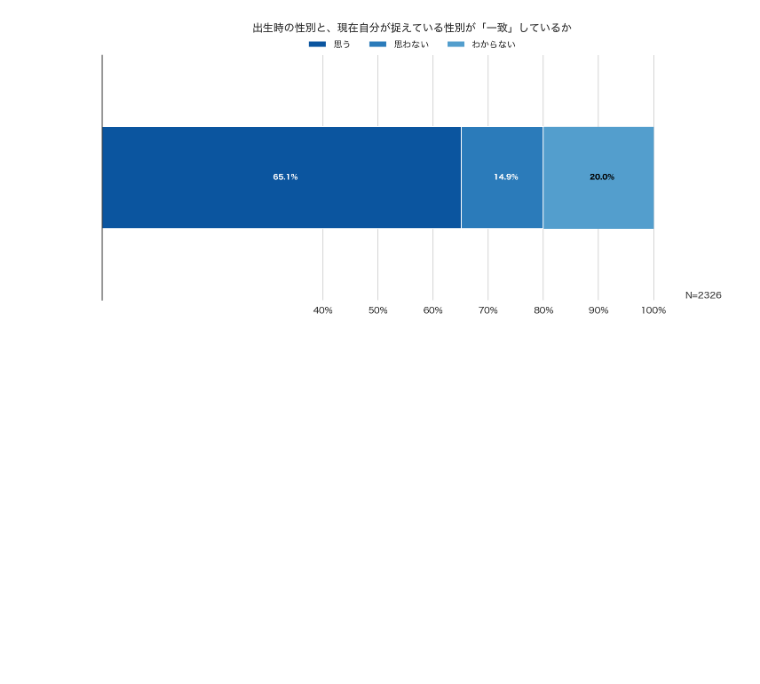
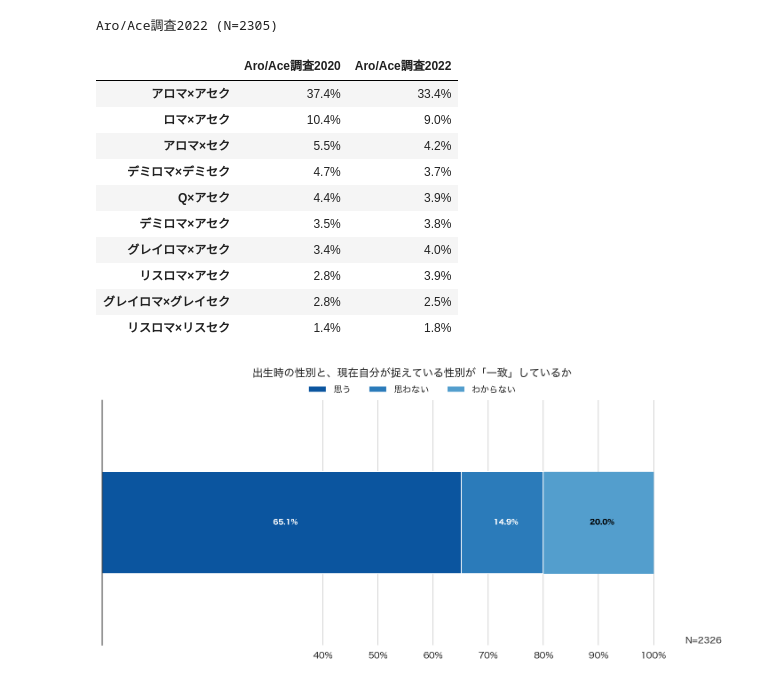
Before and after one commit to ypresto/asloop-survey, a Jupyter notebook: plot.ipynb, the cells around one changed output. Drawn from its saved outputs; the diff is of its cells as text; code cells hidden in the pictures; blank space fills up the shorter version.

Commit message:
Show orientation pairs output table and N

```diff
--- a/plot.ipynb
+++ b/plot.ipynb
@@ -474,15 +474,30 @@ def render_age_plot():
 # %%
 # 主な恋愛的指向×性的指向アイデンティティの組み合わせ
 
 table_2020: pd.Series = pd.read_csv('./data/orientation_pairs.csv', index_col=['恋愛指向','性的指向']).squeeze().rename('Aro/Ace調査2020')
 rows = df[['Y', 'AN']].dropna()
 rows.columns = ['恋愛指向','性的指向']
 table_2022 = rows.value_counts(normalize=True).mul(100).round(1).rename('Aro/Ace調査2022')
+print(f'Aro/Ace調査2022 (N={rows.index.size})') # num of rows where both columns are filled
 
 joined_df = table_2020.to_frame().join(table_2022, how='left')
 joined_df.index = joined_df.index.map(lambda index: f'{index[0]}×{index[1]}')
 joined_df = joined_df.applymap(lambda x: f'{x}%')
 joined_df.to_csv('out/主な恋愛的指向×性的指向アイデンティティの組み合わせ.csv')
+joined_df
+# %% [output]
+Aro/Ace調査2022 (N=2305)
+|  | Aro/Ace調査2020 | Aro/Ace調査2022 |
+| アロマ×アセク | 37.4% | 33.4% |
+| ロマ×アセク | 10.4% | 9.0% |
+| アロマ×セク | 5.5% | 4.2% |
+| デミロマ×デミセク | 4.7% | 3.7% |
+| Q×アセク | 4.4% | 3.9% |
+| デミロマ×アセク | 3.5% | 3.8% |
+| グレイロマ×アセク | 3.4% | 4.0% |
+| リスロマ×アセク | 2.8% | 3.9% |
+| グレイロマ×グレイセク | 2.8% | 2.5% |
+| リスロマ×リスセク | 1.4% | 1.8% |
 # %%
 # 描画
 reset_figure_num()
```
